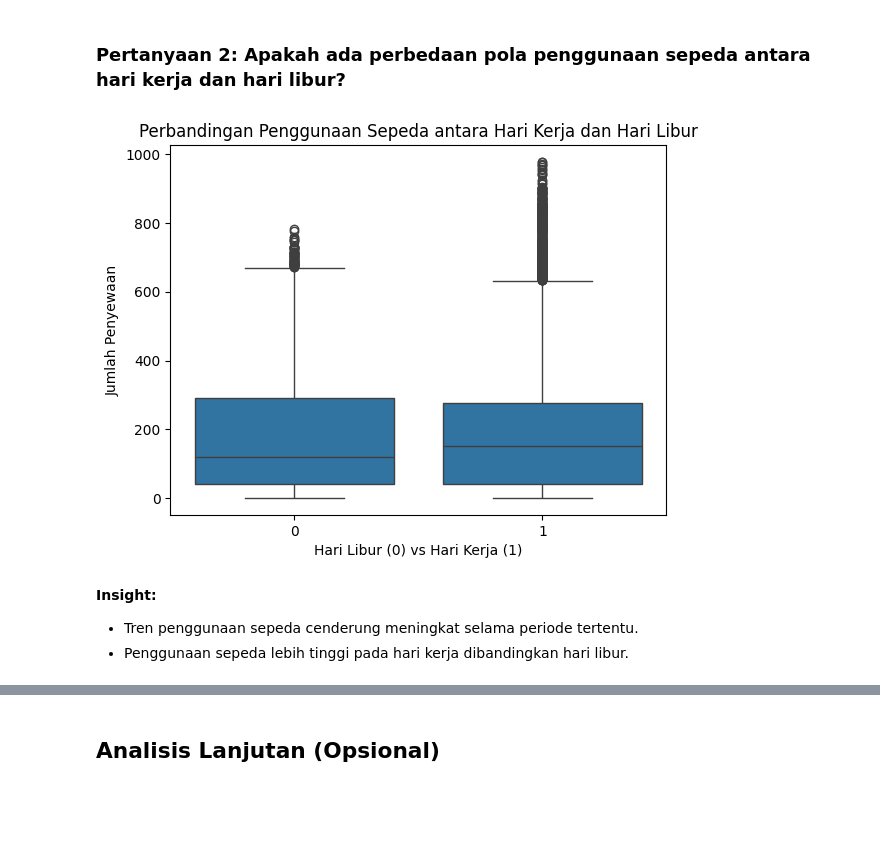
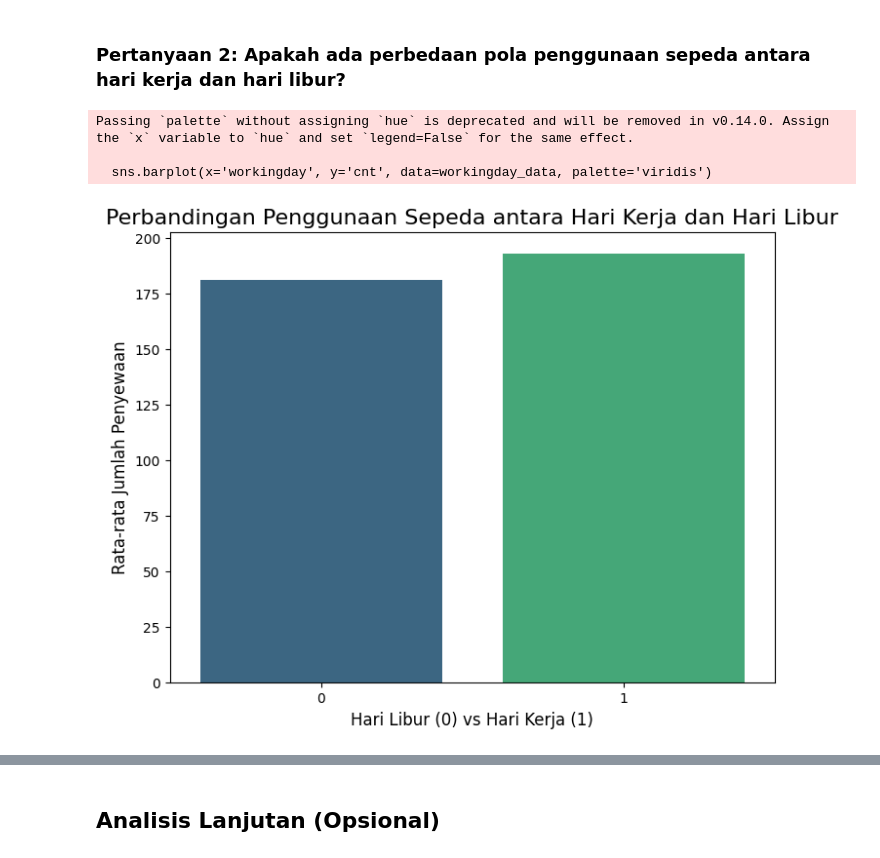
Before and after one commit to ShotZ9/Submission-Proyek-Analisis-Data, a Jupyter notebook: Proyek_Analisis_Data.ipynb, the cells around one changed output, grey strips where cells are left out. Cells and saved outputs as stored; diff of their text form; code cells hidden in the pictures; blank space fills up the shorter version.

```diff
--- a/Proyek_Analisis_Data.ipynb
+++ b/Proyek_Analisis_Data.ipynb
@@ -142,14 +267,15 @@ plt.show()
 ### Pertanyaan 2: Apakah ada perbedaan pola penggunaan sepeda antara hari kerja dan hari libur?
 # %%
 # Perbandingan penggunaan sepeda antara hari kerja dan hari libur
-sns.boxplot(x='workingday', y='cnt', data=hour_data)
-plt.xlabel('Hari Libur (0) vs Hari Kerja (1)')
-plt.ylabel('Jumlah Penyewaan')
-plt.title('Perbandingan Penggunaan Sepeda antara Hari Kerja dan Hari Libur')
+workingday_data = hour_data.groupby('workingday')['cnt'].mean().reset_index()
+plt.figure(figsize=(8, 6))
+sns.barplot(x='workingday', y='cnt', data=workingday_data, palette='viridis')
+plt.xlabel('Hari Libur (0) vs Hari Kerja (1)', fontsize=12)
+plt.ylabel('Rata-rata Jumlah Penyewaan', fontsize=12)
+plt.title('Perbandingan Penggunaan Sepeda antara Hari Kerja dan Hari Libur', fontsize=16)
 plt.show()
 # %% [output]
+Passing `palette` without assigning `hue` is deprecated and will be removed in v0.14.0. Assign the `x` variable to `hue` and set `legend=False` for the same effect.
+
+  sns.barplot(x='workingday', y='cnt', data=workingday_data, palette='viridis')
-[figure, old version]
+[figure, new version]
-# %% [markdown]
-**Insight:**
-- Tren penggunaan sepeda cenderung meningkat selama periode tertentu.
-- Penggunaan sepeda lebih tinggi pada hari kerja dibandingkan hari libur.
```
Also changed, not shown: parts of 16 cells of this notebook, 2 other files.
